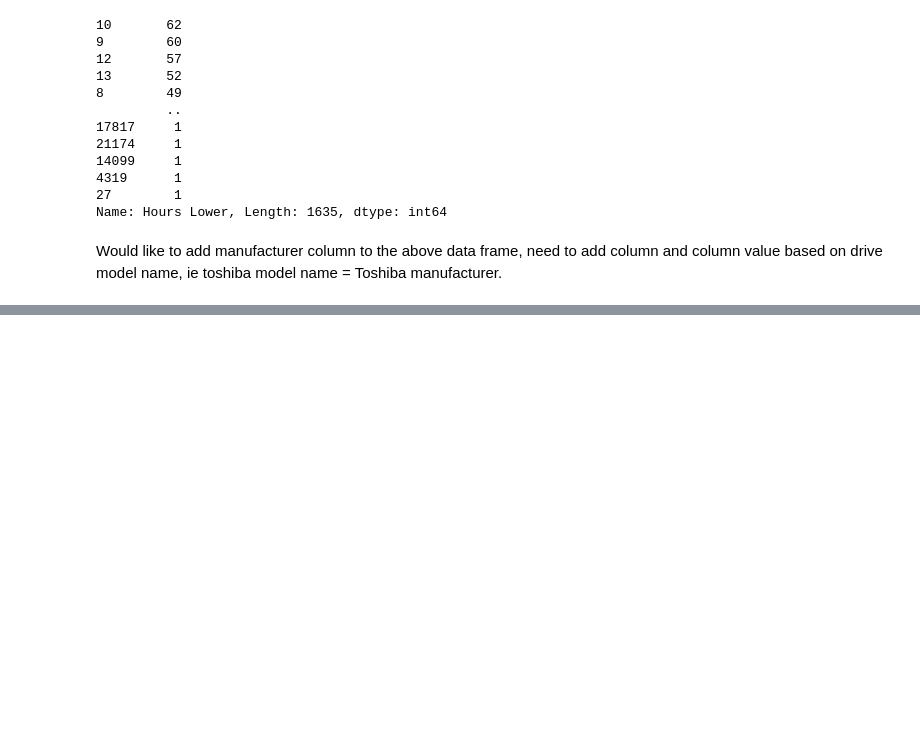
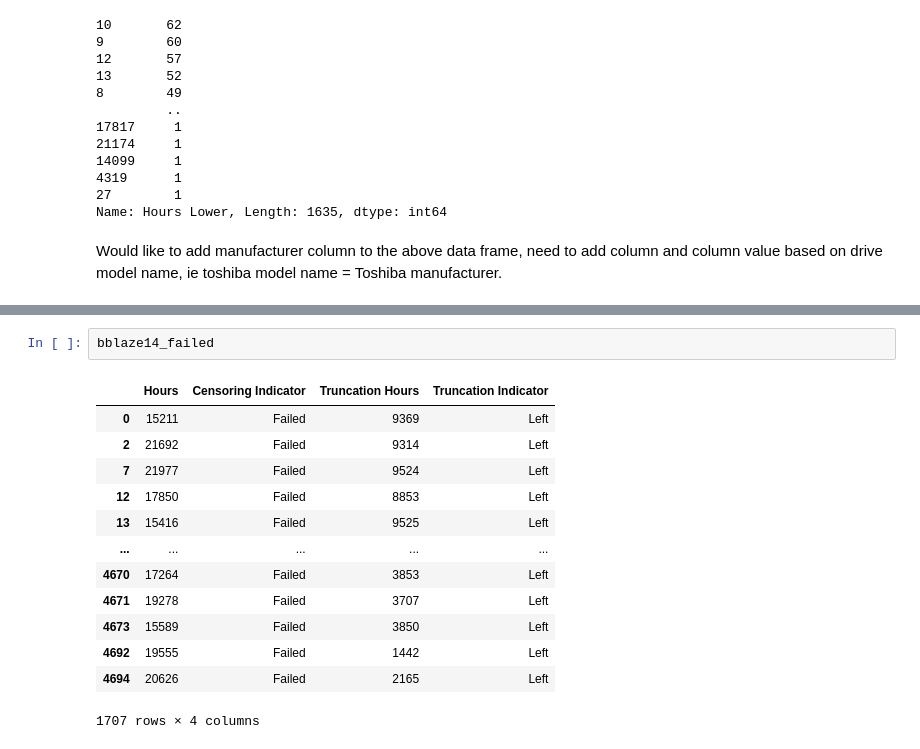
Before and after one commit to football3o/cs105_final, a Jupyter notebook: Final_Project.ipynb, the cells around one changed output, grey strips where cells are left out. Drawn from its saved outputs; the diff is of its cells as text; blank space fills up the shorter version.

```diff
--- a/Final_Project.ipynb
+++ b/Final_Project.ipynb
@@ -577,0 +609,16 @@ Would like to add manufacturer column to the above data frame, need to add colum
+# %%
+bblaze14_failed
+# %% [output]
+|  | Hours | Censoring Indicator | Truncation Hours | Truncation Indicator |
+| 0 | 15211 | Failed | 9369 | Left |
+| 2 | 21692 | Failed | 9314 | Left |
+| 7 | 21977 | Failed | 9524 | Left |
+| 12 | 17850 | Failed | 8853 | Left |
+| 13 | 15416 | Failed | 9525 | Left |
+| ... | ... | ... | ... | ... |
+| 4670 | 17264 | Failed | 3853 | Left |
+| 4671 | 19278 | Failed | 3707 | Left |
+| 4673 | 15589 | Failed | 3850 | Left |
+| 4692 | 19555 | Failed | 1442 | Left |
+| 4694 | 20626 | Failed | 2165 | Left |
+1707 rows × 4 columns
```
Also changed, not shown: parts of 7 cells of this notebook.
